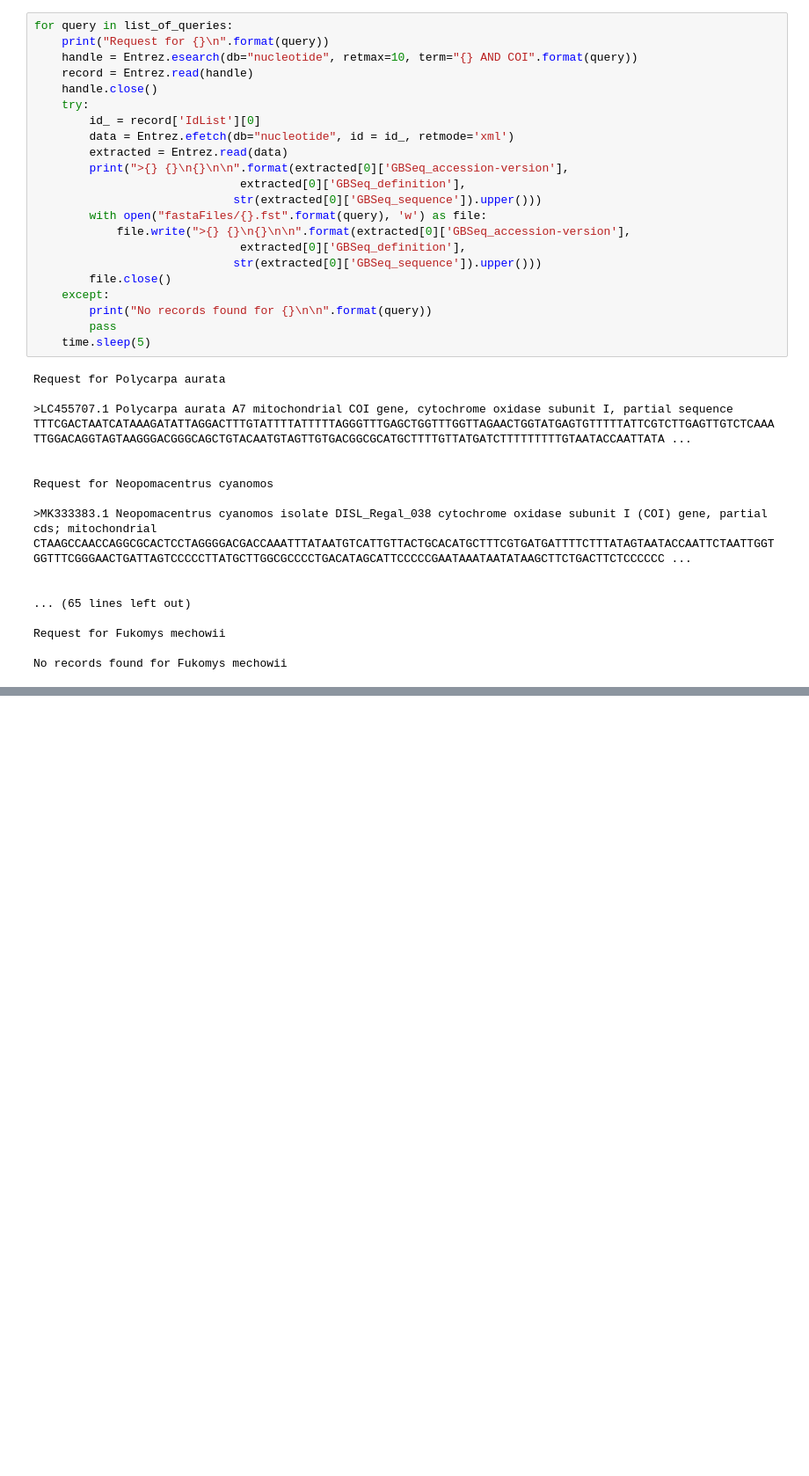
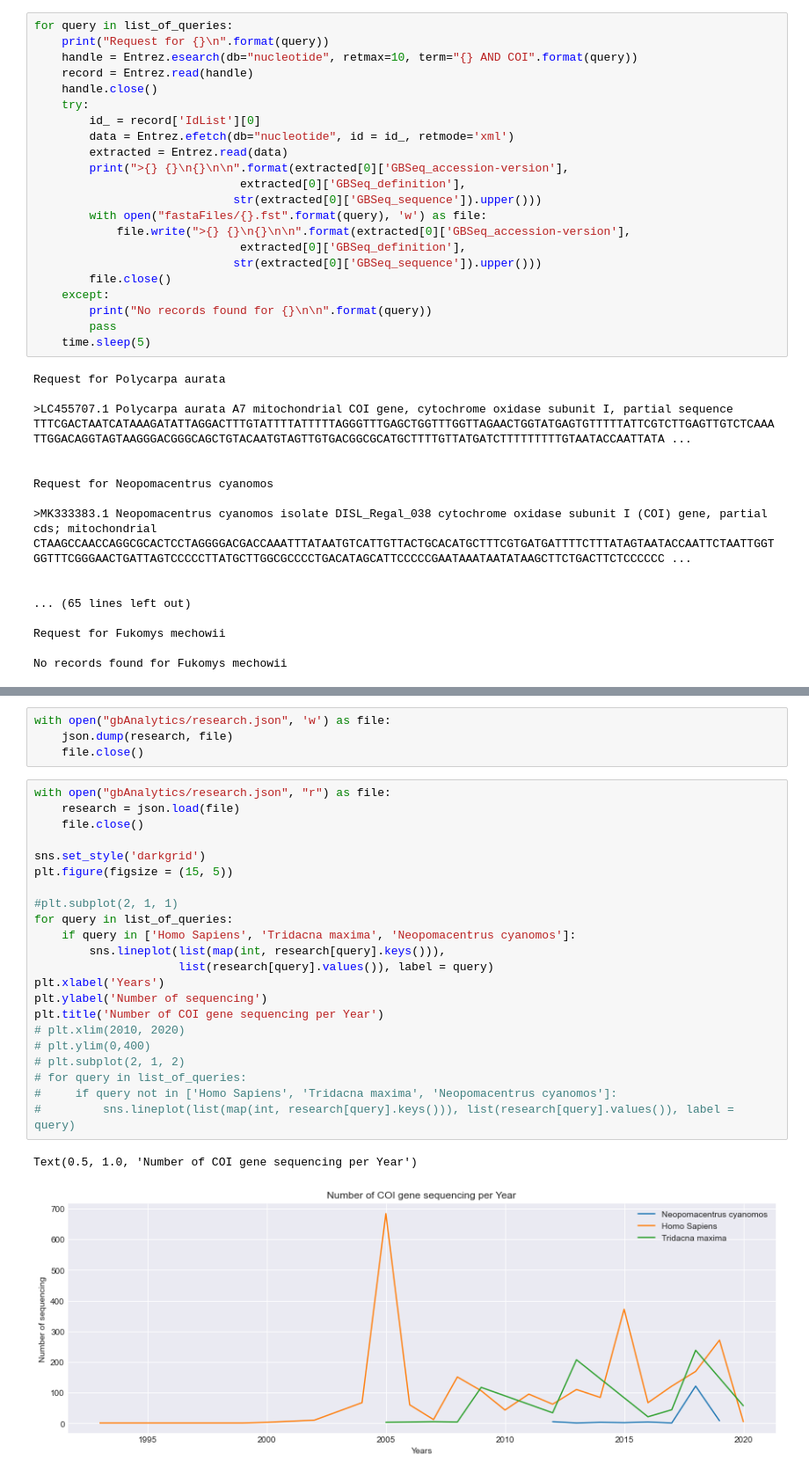
Before and after one commit to faber6911/Biosciences_assignments, a Jupyter notebook: ASSIGNMENT#2/Assignment_#2.ipynb, the cells around one changed output, grey strips where cells are left out. Shown at 88% size. Drawn from its saved outputs; the diff is of its cells as text; blank space fills up the shorter version.

```diff
--- a/ASSIGNMENT#2/Assignment_#2.ipynb
+++ b/ASSIGNMENT#2/Assignment_#2.ipynb
@@ -321,0 +368,29 @@ No records found for Fukomys mechowii
+# %%
+with open("gbAnalytics/research.json", 'w') as file:
+    json.dump(research, file)
+    file.close()
+# %%
+with open("gbAnalytics/research.json", "r") as file:
+    research = json.load(file)
+    file.close()
+
+sns.set_style('darkgrid')
+plt.figure(figsize = (15, 5))
+
+#plt.subplot(2, 1, 1)
+for query in list_of_queries:
+    if query in ['Homo Sapiens', 'Tridacna maxima', 'Neopomacentrus cyanomos']:
+        sns.lineplot(list(map(int, research[query].keys())),
+                     list(research[query].values()), label = query)
+plt.xlabel('Years')
+plt.ylabel('Number of sequencing')
+plt.title('Number of COI gene sequencing per Year')
+# plt.xlim(2010, 2020)
+# plt.ylim(0,400)
+# plt.subplot(2, 1, 2)
+# for query in list_of_queries:
+#     if query not in ['Homo Sapiens', 'Tridacna maxima', 'Neopomacentrus cyanomos']:
+#         sns.lineplot(list(map(int, research[query].keys())), list(research[query].values()), label = query)
+# %% [output]
+Text(0.5, 1.0, 'Number of COI gene sequencing per Year')
+[figure, added]
```
Also changed, not shown: parts of 10 cells of this notebook, 4 other files.
